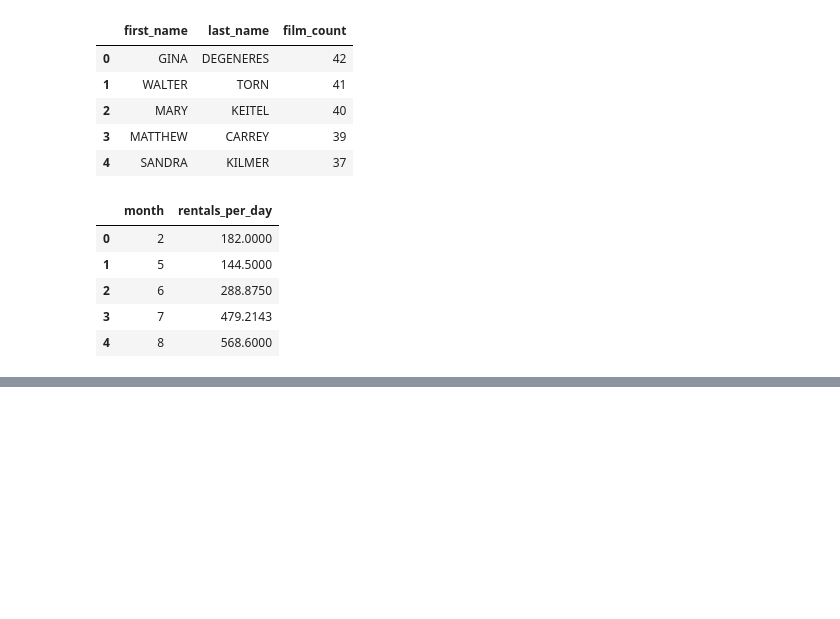
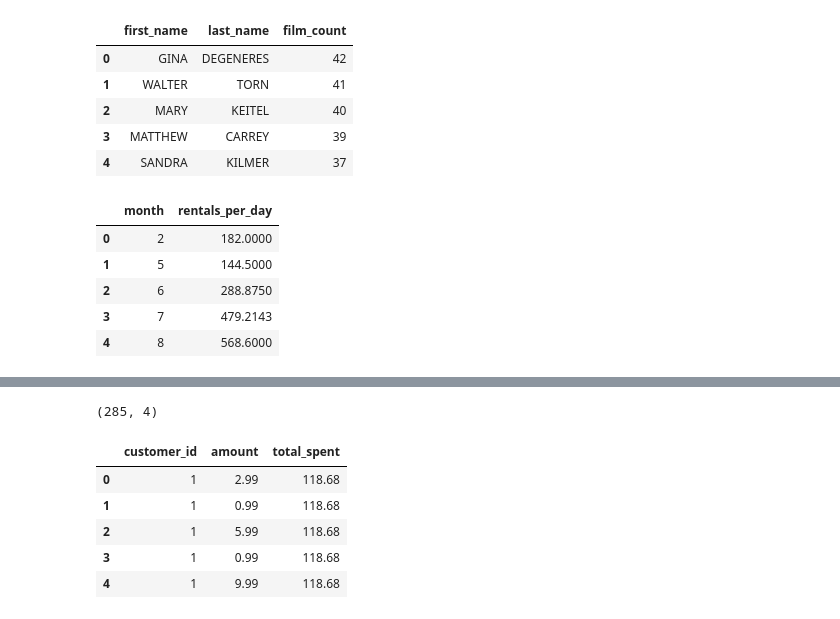
Before and after one commit to yjiahao/dsa3101, a Jupyter notebook: workshop5/Lec05_Fetching SQL Queries.ipynb, the cells around one changed output, grey strips where cells are left out. Drawn from its saved outputs; the diff is of its cells as text; code cells hidden in the pictures; blank space fills up the shorter version.

```diff
--- a/workshop5/Lec05_Fetching SQL Queries.ipynb
+++ b/workshop5/Lec05_Fetching SQL Queries.ipynb
@@ -301,0 +318,59 @@ df
+# %%
+# Find all customers whose total payments > avg total payments.
+
+sql: str = (
+    '''
+WITH total_payments AS (
+    SELECT
+        p.customer_id,
+        SUM(p.amount) AS total_amount
+    FROM
+        payment p
+    GROUP BY p.customer_id
+)
+
+SELECT
+    tp.customer_id,
+    c.first_name,
+    c.last_name,
+    tp.total_amount
+FROM
+    total_payments tp
+INNER JOIN customer c ON c.customer_id = tp.customer_id
+WHERE
+    tp.total_amount > (
+        SELECT AVG(total_amount) FROM total_payments
+    )
+ORDER BY tp.total_amount DESC
+;
+'''
+)
+
+df = pd.read_sql(sql, con=engine)
+df.head()
+df.shape
+# %% [output]
+(285, 4)
+# %%
+# Show each payment together with the total amount spent by the same
+# customer
+
+sql: str = (
+    '''
+SELECT
+    customer_id,
+    amount,
+    SUM(amount) OVER (PARTITION BY customer_id) AS total_spent
+FROM payment;
+'''
+)
+
+df = pd.read_sql(sql, con=engine)
+df.head()
+# %% [output]
+|  | customer_id | amount | total_spent |
+| 0 | 1 | 2.99 | 118.68 |
+| 1 | 1 | 0.99 | 118.68 |
+| 2 | 1 | 5.99 | 118.68 |
+| 3 | 1 | 0.99 | 118.68 |
+| 4 | 1 | 9.99 | 118.68 |
```
Also changed, not shown: parts of 8 cells of this notebook.
